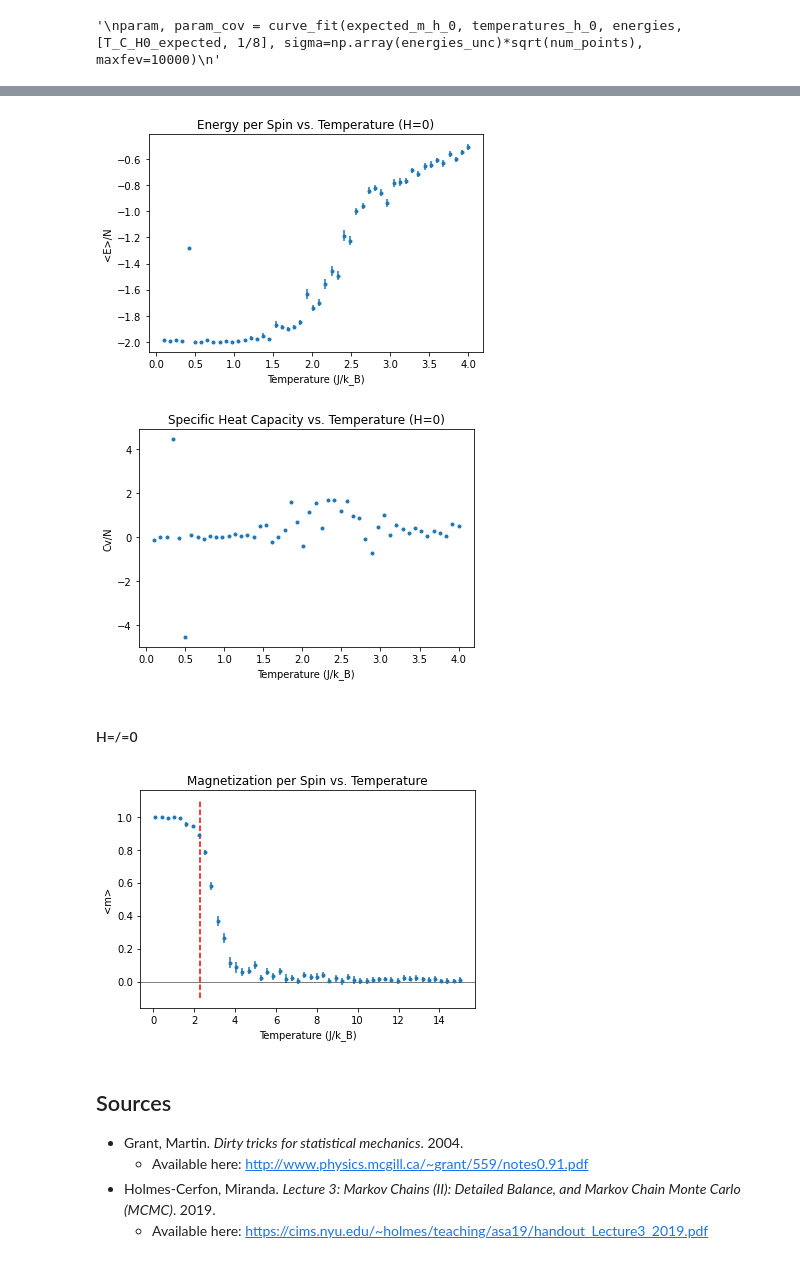
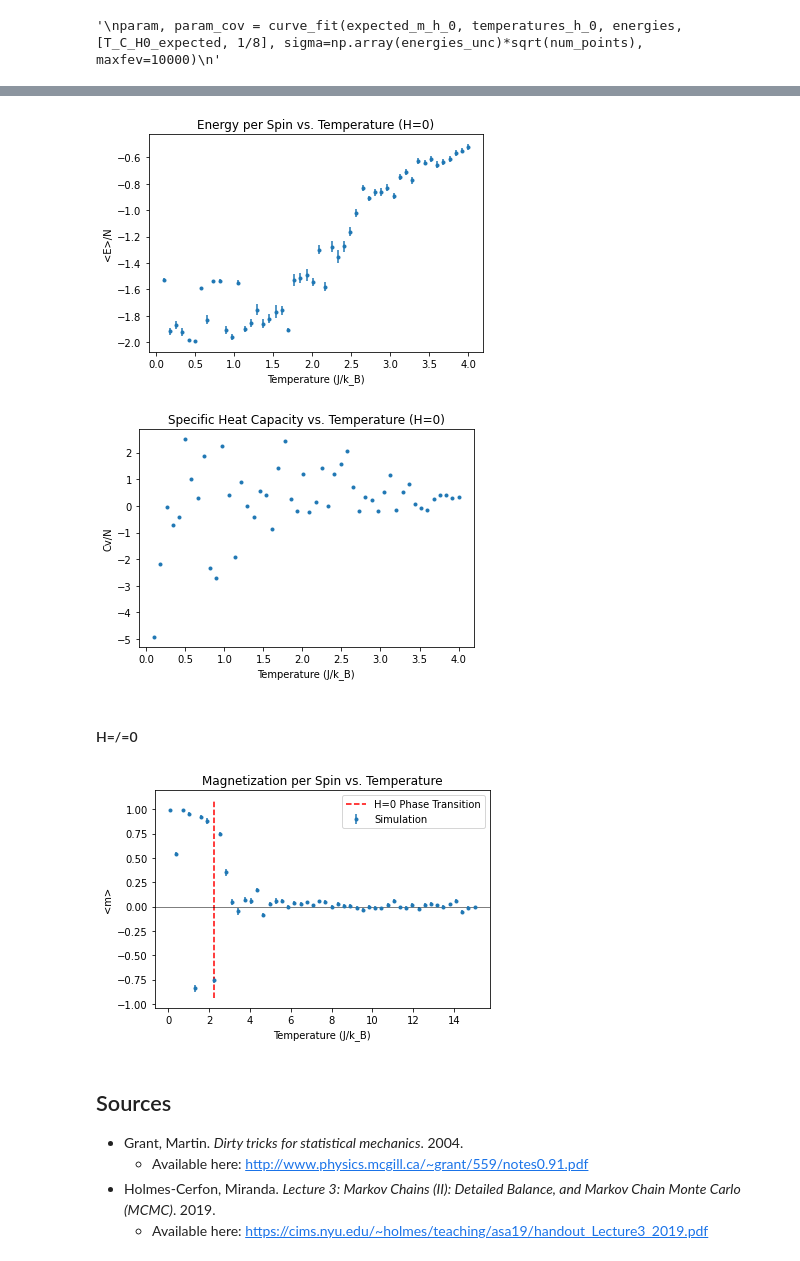
Before and after one commit to WillPugs/ising-model, a Jupyter notebook: ising_2d.ipynb, the cells around one changed output, grey strips where cells are left out. Cells and saved outputs as stored; diff of their text form; code cells hidden in the pictures.

```diff
--- a/ising_2d.ipynb
+++ b/ising_2d.ipynb
@@ -284,9 +284,10 @@ def cycle_2d(grid, temp, H=0):
     num_row = len(grid)
     num_col = len(grid[0])
 
-    for row_idx in range(num_row):
-        for col_idx in range(num_col):
-            flip_2d(grid, row_idx, col_idx, temp, H)
+    for i in range(num_row*num_col):
+        row_idx = random.randint(0, num_row-1)
+        col_idx = random.randint(0, num_col-1)
+        flip_2d(grid, row_idx, col_idx, temp, H)
 
 
 def simulation_2d(grid, temp, H=0):
@@ -323,7 +324,7 @@ def full_sim_2d(rows, cols, num_points, num_sim, temperatures, H=0, output="mag"
             for j in range(num_points):
                 cycle_2d(grid, T, H)
                 m_at_t.append(mag_per_spin_2d(grid))
-            magnetizations.append(abs(mean(m_at_t)))
+            magnetizations.append(mean(m_at_t))
             magnetizations_unc.append(standard_error(m_at_t))
         return magnetizations, magnetizations_unc
     elif output == "energy":
@@ -361,7 +362,7 @@ def full_sim_2d(rows, cols, num_points, num_sim, temperatures, H=0, output="mag"
                 m_at_t.append(mag_per_spin_2d(grid))
             energies.append(mean(e_at_t))
             energies_unc.append(standard_error(e_at_t))
-            magnetizations.append(abs(mean(m_at_t)))
+            magnetizations.append(mean(m_at_t))
             magnetizations_unc.append(standard_error(m_at_t))
         return energies, energies_unc, magnetizations, magnetizations_unc
     else:
@@ -434,7 +435,7 @@ plt.xlabel("Temperature (J/k_B)")
 plt.ylabel("<E>/N")
 plt.show()
 # %% [output]
-[figure, old version]
+[figure, new version]
 # %%
 c_v_h_0 = list_derivative(temperatures_h_0, energies)
 
@@ -447,7 +448,7 @@ plt.xlabel("Temperature (J/k_B)")
 plt.ylabel("Cv/N")
 plt.show()
 # %% [output]
-[figure, old version]
+[figure, new version]
 # %% [markdown]
 <h4>H=/=0</h4>
 # %%
@@ -462,16 +463,17 @@ energies, energies_unc, magnetizations, magnetizations_unc = full_sim_2d(N, N, n
 # %%
 plt.figure()
 
 plt.errorbar(x=temperatures_h_0, y=magnetizations, yerr=magnetizations_unc, marker='.', ls='', label='Simulation')
-plt.vlines(T_C_H0_expected, -0.1, 1.1, colors='r', linestyles='dashed')
+plt.vlines(T_C_H0_expected, min(magnetizations)-0.1, max(magnetizations)+0.1, colors='r', linestyles='dashed', label="H=0 Phase Transition")
 
 plt.title("Magnetization per Spin vs. Temperature")
 plt.xlabel("Temperature (J/k_B)")
 plt.ylabel("<m>")
 plt.axhline(color='k', lw=0.5)
+plt.legend()
 plt.show()
 # %% [output]
-[figure, old version]
+[figure, new version]
 # %% [markdown]
 <h2>Sources</h2>
 
```
Also changed, not shown: parts of 1 cell of this notebook, 1 other file.
